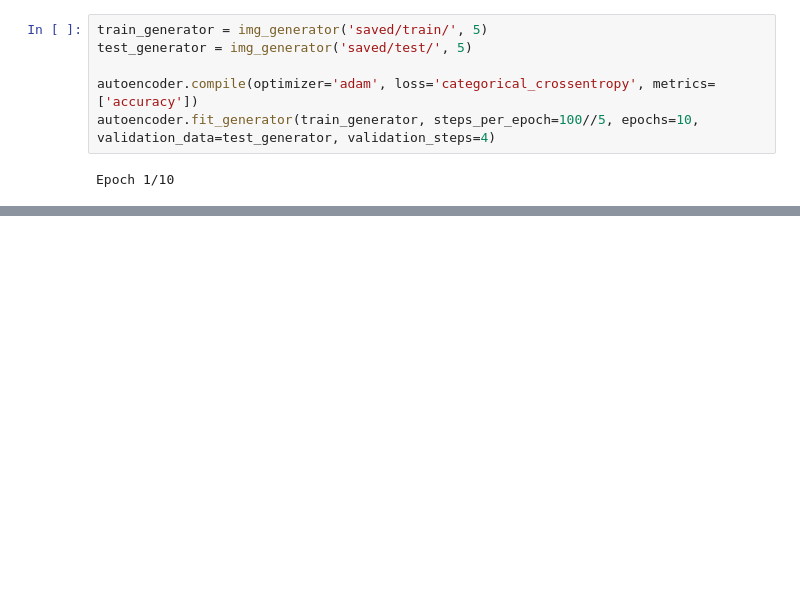
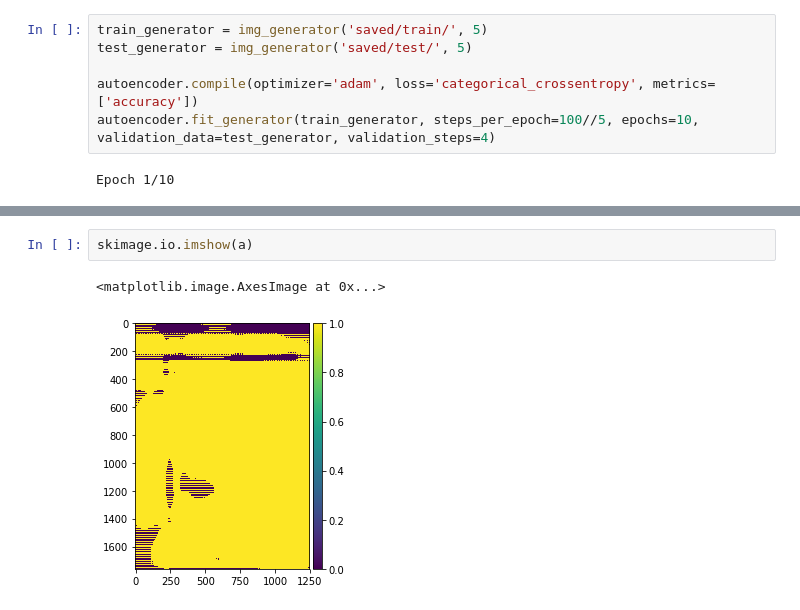
Before and after one commit to iat7/neuralSegmentation, a Jupyter notebook: cows.ipynb, the cells around one changed output, grey strips where cells are left out. Drawn from its saved outputs; the diff is of its cells as text; blank space fills up the shorter version.

Commit message:
image test for an accuracy metric

```diff
--- a/cows.ipynb
+++ b/cows.ipynb
@@ -234,0 +285,5 @@ Epoch 1/10
+# %%
+skimage.io.imshow(a)
+# %% [output]
+<matplotlib.image.AxesImage at 0x...>
+[figure, added]
```
Also changed, not shown: parts of 10 cells of this notebook.
